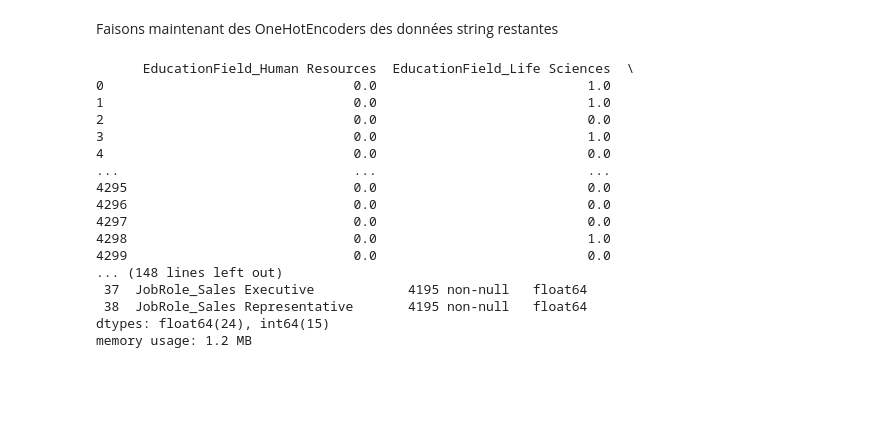
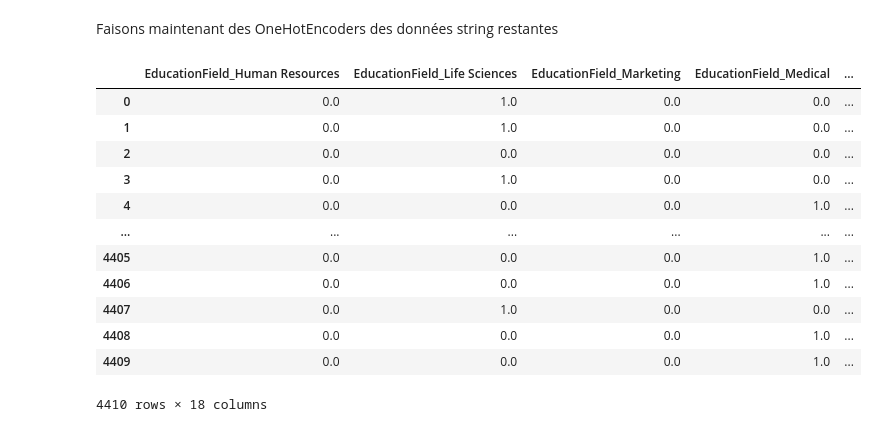
Before and after one commit to R1leMargoulin/Projet_ML_Human4You, a Jupyter notebook: Data_analysis.ipynb, the cells around one changed output. Cells and saved outputs as stored; diff of their text form; code cells hidden in the pictures; blank space fills up the shorter version.

```diff
--- a/Data_analysis.ipynb
+++ b/Data_analysis.ipynb
@@ -255,40 +218,32 @@ Faisons maintenant des OneHotEncoders des données string restantes
 # %%
 import numpy as np
 from sklearn.preprocessing import OneHotEncoder
 
 one_hot_encoder = OneHotEncoder()
 encoded_datas_array = one_hot_encoder.fit_transform(datas[[
     "EducationField", "Department", "JobRole",]]).toarray()
 encoded_datas_labels = one_hot_encoder.categories_
 encoded_datas_labels = np.hstack([
     ["EducationField_" + x for x in encoded_datas_labels[0]],
     ["Department_" + x for x in encoded_datas_labels[1]],
     ["JobRole_" + x for x in encoded_datas_labels[2]]
     ])
 encoded_data = pd.DataFrame(encoded_datas_array, columns=encoded_datas_labels)
-print(encoded_data)
-encoded_data["EmployeeID"] = datas["EmployeeID"]
+#encoded_data["EmployeeID"] = datas["EmployeeID"]
 
-datas = datas.merge(encoded_data, on="EmployeeID")
-
-datas.drop(['EducationField', 'Department', "JobRole"], axis=1, inplace=True, errors="ignore")
-datas.info()
+encoded_data
 # %% [output]
+|  | EducationField_Human Resources | EducationField_Life Sciences | EducationField_Marketing | EducationField_Medical | ... |
+| 0 | 0.0 | 1.0 | 0.0 | 0.0 | ... |
+| 1 | 0.0 | 1.0 | 0.0 | 0.0 | ... |
+| 2 | 0.0 | 0.0 | 0.0 | 0.0 | ... |
+| 3 | 0.0 | 1.0 | 0.0 | 0.0 | ... |
+| 4 | 0.0 | 0.0 | 0.0 | 1.0 | ... |
+| ... | ... | ... | ... | ... | ... |
+| 4405 | 0.0 | 0.0 | 0.0 | 1.0 | ... |
+| 4406 | 0.0 | 0.0 | 0.0 | 1.0 | ... |
+| 4407 | 0.0 | 1.0 | 0.0 | 0.0 | ... |
+| 4408 | 0.0 | 0.0 | 0.0 | 1.0 | ... |
+| 4409 | 0.0 | 0.0 | 0.0 | 1.0 | ... |
-      EducationField_Human Resources  EducationField_Life Sciences  \
-0                                0.0                           1.0
-1                                0.0                           1.0
-2                                0.0                           0.0
-3                                0.0                           1.0
-4                                0.0                           0.0
-...                              ...                           ...
-4295                             0.0                           0.0
-4296                             0.0                           0.0
-4297                             0.0                           0.0
-4298                             0.0                           1.0
-4299                             0.0                           0.0
-... (148 lines left out)
- 37  JobRole_Sales Executive            4195 non-null   float64
- 38  JobRole_Sales Representative       4195 non-null   float64
-dtypes: float64(24), int64(15)
-memory usage: 1.2 MB
+4410 rows × 18 columns
 # %%
```
Also changed, not shown: parts of 9 cells of this notebook.
